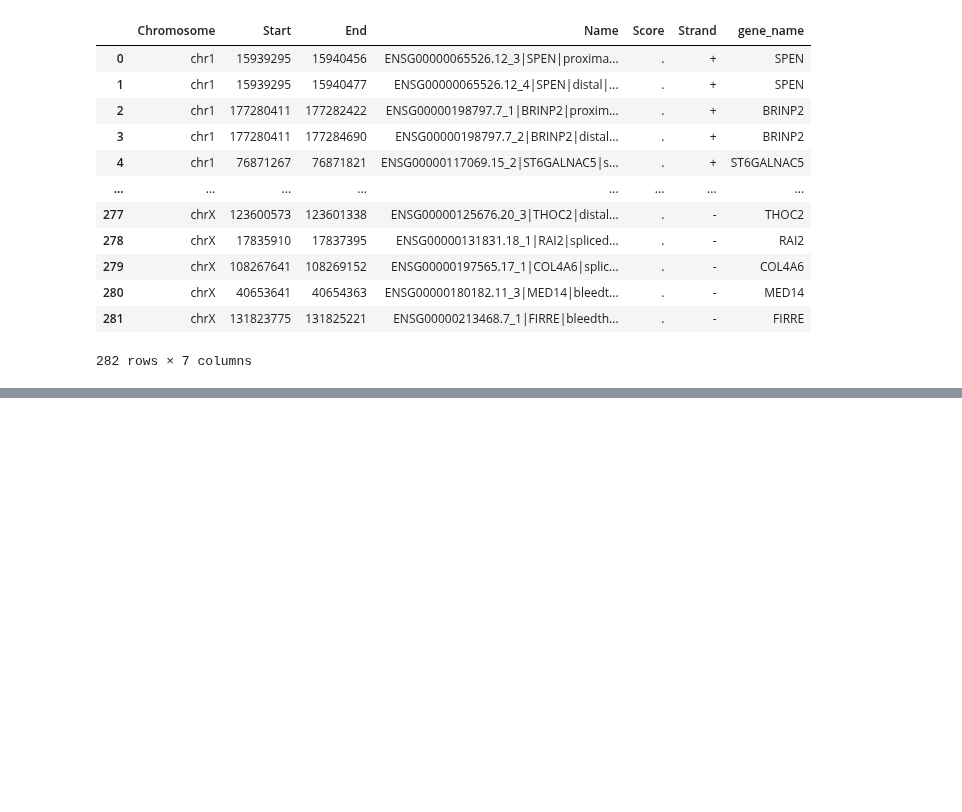
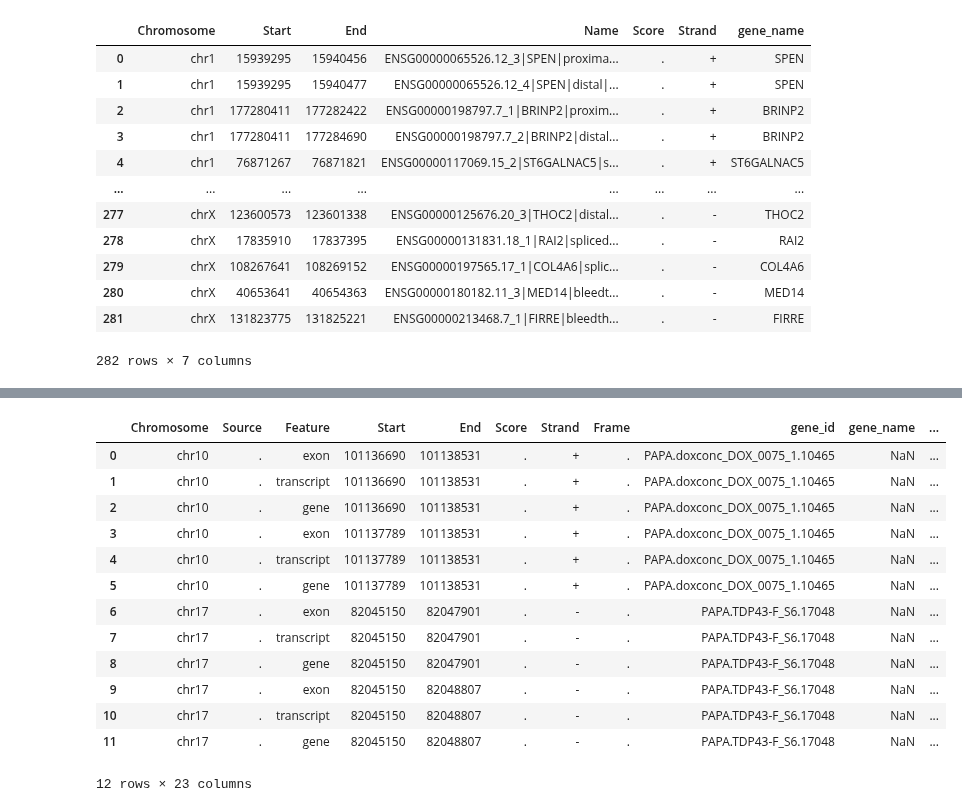
Before and after one commit to frattalab/tdp43-apa, a Jupyter notebook: slamseq/pg_papa_to_regions.ipynb, the cells around one changed output, grey strips where cells are left out. Saved outputs shown, nothing was run; the diff lists cells and outputs as text; code cells hidden in the pictures; blank space fills up the shorter version.

```diff
--- a/slamseq/pg_papa_to_regions.ipynb
+++ b/slamseq/pg_papa_to_regions.ipynb
@@ -182,3 +299,17 @@ rfng_tlx1
 | 2 | chr17 | . | exon | 82045150 | 82048807 | . | - | . | PAPA.TDP43-F_S6.17048 | NaN | ... |
 | 3 | chr17 | . | exon | 82047901 | 82048807 | . | - | . | ENSG00000169733.12 | RFNG | ... |
 4 rows × 22 columns
+# %%
+# assign proximal + distal pas, generate bins
+rfng_tlx1 = add_region_number(rfng_tlx1,
+                  id_col="ref_gene_name",
+                  feature_key="exon",
+                  out_col="pas_number",
+                  sort_col="End",
+                  method="first"
+                  ).sort()
+
+rfng_tlx1_prox = rfng_tlx1.subset(lambda df: df.pas_number == 1)
+rfng_tlx1_dist = rfng_tlx1.subset(lambda df: df.pas_number == 2)
+
+rfng_tlx1
@@ -184,0 +323,4 @@ rfng_tlx1
+# %%
+# Subtract prox from distal to get unique segemtn of distal cryptic
+rfng_tlx1_dist_uniq = rfng_tlx1_dist.subtract(rfng_tlx1_prox, strandedness="same")
+rfng_tlx1_dist_uniq
@@ -236,0 +541,26 @@ papa_cryp_bed_upd.subset(lambda df: df.gene_name == "ELK1")
+# %%
+# need to make copies where 'transcript' and 'gene' Feature columns are created for eacxh interval
+grs = [rfng_tlx1_dist.assign("Feature", lambda df: pd.Series([feat]*len(df), index=df.index)) for feat in ["transcript", "gene"]]
+# combine into single gr
+rfng_tlx1_dists = pr.concat([rfng_tlx1_dist, *grs])
+grs = [rfng_tlx1_dist_uniq.assign("Feature", lambda df: pd.Series([feat]*len(df), index=df.index)) for feat in ["transcript", "gene"]]
+rfng_tlx1_dist_uniqs = pr.concat([rfng_tlx1_dist_uniq, *grs])
+rfng_tlx1_dist_uniqs.le_id = rfng_tlx1_dist_uniqs.le_id + "__distal"
+
+rfng_tlx1_comb_gtf = pr.concat([rfng_tlx1_dists, rfng_tlx1_dist_uniqs]).sort()
+rfng_tlx1_comb_gtf
+# %% [output]
+|  | Chromosome | Source | Feature | Start | End | Score | Strand | Frame | gene_id | gene_name | ... |
+| 0 | chr10 | . | exon | 101136690 | 101138531 | . | + | . | PAPA.doxconc_DOX_0075_1.10465 | NaN | ... |
+| 1 | chr10 | . | transcript | 101136690 | 101138531 | . | + | . | PAPA.doxconc_DOX_0075_1.10465 | NaN | ... |
+| 2 | chr10 | . | gene | 101136690 | 101138531 | . | + | . | PAPA.doxconc_DOX_0075_1.10465 | NaN | ... |
+| 3 | chr10 | . | exon | 101137789 | 101138531 | . | + | . | PAPA.doxconc_DOX_0075_1.10465 | NaN | ... |
+| 4 | chr10 | . | transcript | 101137789 | 101138531 | . | + | . | PAPA.doxconc_DOX_0075_1.10465 | NaN | ... |
+| 5 | chr10 | . | gene | 101137789 | 101138531 | . | + | . | PAPA.doxconc_DOX_0075_1.10465 | NaN | ... |
+| 6 | chr17 | . | exon | 82045150 | 82047901 | . | - | . | PAPA.TDP43-F_S6.17048 | NaN | ... |
+| 7 | chr17 | . | transcript | 82045150 | 82047901 | . | - | . | PAPA.TDP43-F_S6.17048 | NaN | ... |
+| 8 | chr17 | . | gene | 82045150 | 82047901 | . | - | . | PAPA.TDP43-F_S6.17048 | NaN | ... |
+| 9 | chr17 | . | exon | 82045150 | 82048807 | . | - | . | PAPA.TDP43-F_S6.17048 | NaN | ... |
+| 10 | chr17 | . | transcript | 82045150 | 82048807 | . | - | . | PAPA.TDP43-F_S6.17048 | NaN | ... |
+| 11 | chr17 | . | gene | 82045150 | 82048807 | . | - | . | PAPA.TDP43-F_S6.17048 | NaN | ... |
+12 rows × 23 columns
```
Also changed, not shown: parts of 27 cells of this notebook.
